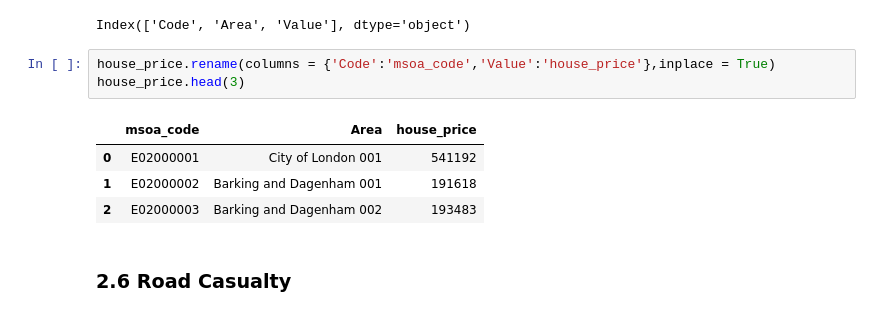
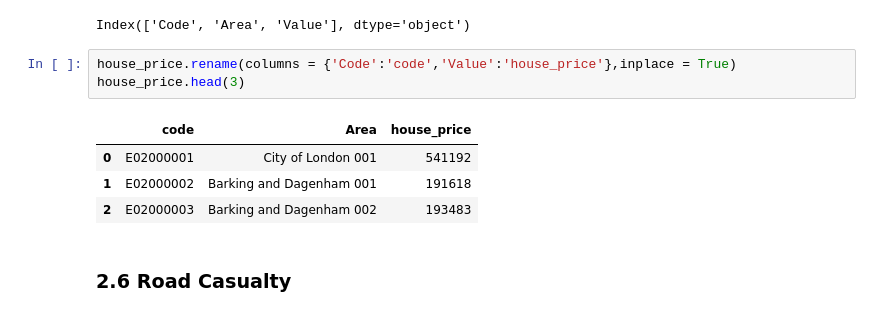
Before and after one commit to ZacharyP-E/qm_group25, a Jupyter notebook: qm_group_code.ipynb, the cells around one changed output. Saved outputs shown, nothing was run; the diff lists cells and outputs as text.

```diff
--- a/qm_group_code.ipynb
+++ b/qm_group_code.ipynb
@@ -320,10 +329,10 @@ house_price.columns
 # %% [output]
 Index(['Code', 'Area', 'Value'], dtype='object')
 # %%
-house_price.rename(columns = {'Code':'msoa_code','Value':'house_price'},inplace = True)
+house_price.rename(columns = {'Code':'code','Value':'house_price'},inplace = True)
 house_price.head(3)
 # %% [output]
-|  | msoa_code | Area | house_price |
+|  | code | Area | house_price |
 | 0 | E02000001 | City of London 001 | 541192 |
 | 1 | E02000002 | Barking and Dagenham 001 | 191618 |
 | 2 | E02000003 | Barking and Dagenham 002 | 193483 |
```
Also changed, not shown: parts of 32 cells of this notebook.
